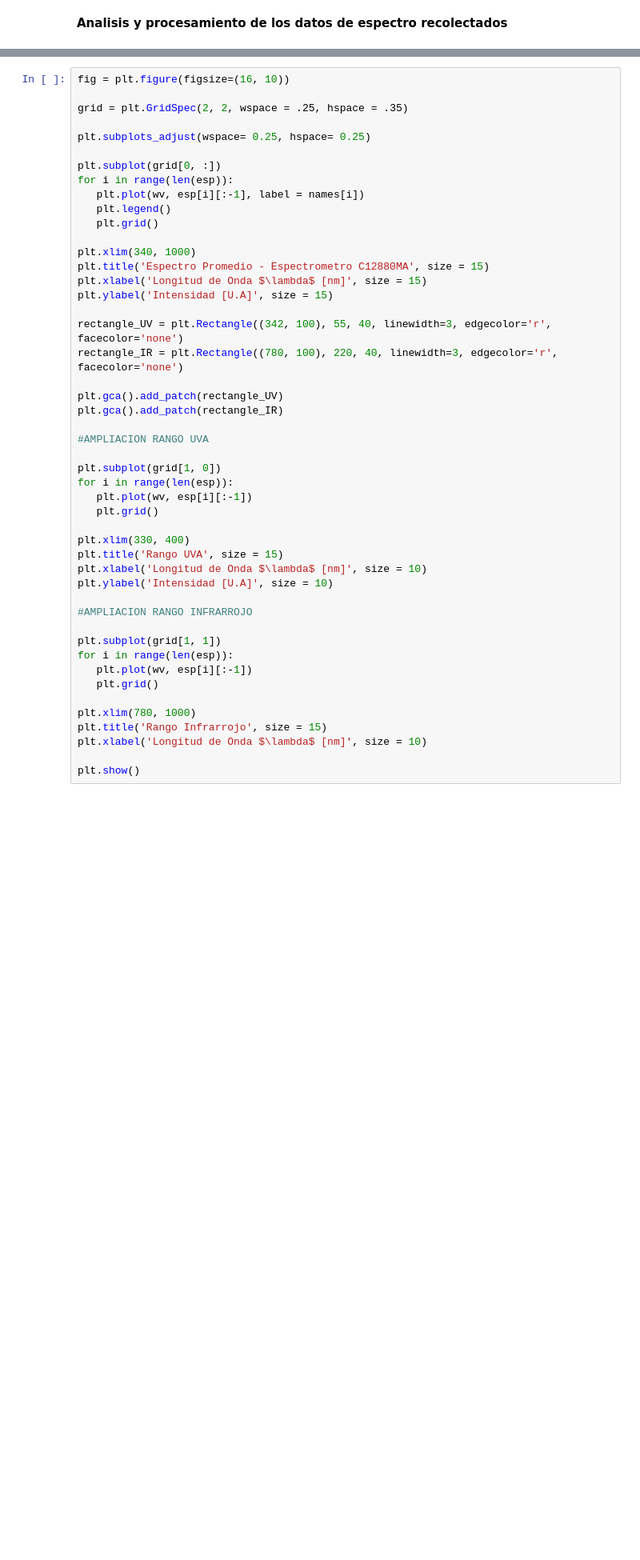
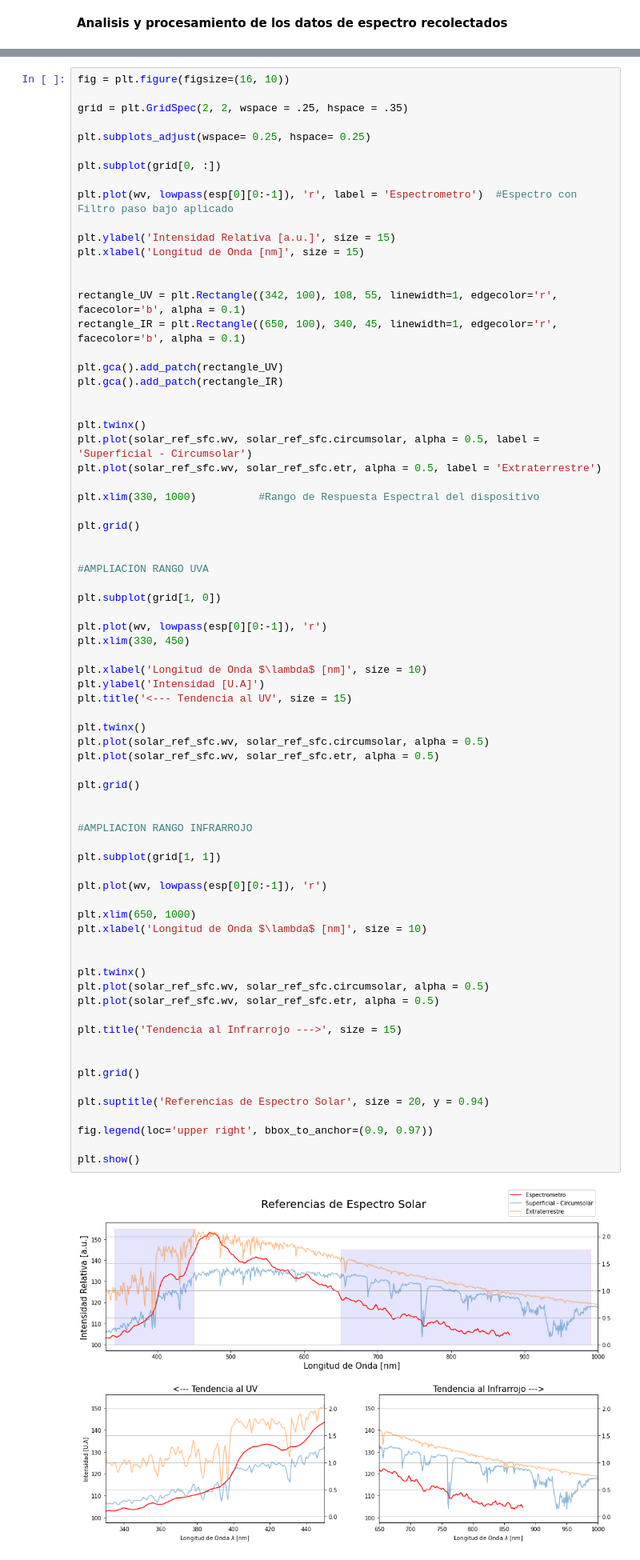
Before and after one commit to jerolg/Fisica_Experimental_IV_2023_1, a Jupyter notebook: PROYECTO_FINAL/data_analysis_notebook.ipynb, the cells around one changed output, grey strips where cells are left out. Shown at 80% size. Drawn from its saved outputs; the diff is of its cells as text; blank space fills up the shorter version.

```diff
--- a/PROYECTO_FINAL/data_analysis_notebook.ipynb
+++ b/PROYECTO_FINAL/data_analysis_notebook.ipynb
@@ -150,48 +195,75 @@ plt.show()
 # %%
 fig = plt.figure(figsize=(16, 10))
 
 grid = plt.GridSpec(2, 2, wspace = .25, hspace = .35)
 
 plt.subplots_adjust(wspace= 0.25, hspace= 0.25)
 
 plt.subplot(grid[0, :])
-for i in range(len(esp)):
-   plt.plot(wv, esp[i][:-1], label = names[i])
-   plt.legend()
-   plt.grid()
 
-plt.xlim(340, 1000)
-plt.title('Espectro Promedio - Espectrometro C12880MA', size = 15)
-plt.xlabel('Longitud de Onda $\lambda$ [nm]', size = 15)
-plt.ylabel('Intensidad [U.A]', size = 15)
+plt.plot(wv, lowpass(esp[0][0:-1]), 'r', label = 'Espectrometro')  #Espectro con Filtro paso bajo aplicado
 
-rectangle_UV = plt.Rectangle((342, 100), 55, 40, linewidth=3, edgecolor='r', facecolor='none')
-rectangle_IR = plt.Rectangle((780, 100), 220, 40, linewidth=3, edgecolor='r', facecolor='none')
+plt.ylabel('Intensidad Relativa [a.u.]', size = 15)
+plt.xlabel('Longitud de Onda [nm]', size = 15)
+
+
+rectangle_UV = plt.Rectangle((342, 100), 108, 55, linewidth=1, edgecolor='r', facecolor='b', alpha = 0.1)
+rectangle_IR = plt.Rectangle((650, 100), 340, 45, linewidth=1, edgecolor='r', facecolor='b', alpha = 0.1)
 
 plt.gca().add_patch(rectangle_UV)
 plt.gca().add_patch(rectangle_IR)
 
+
+plt.twinx()
+plt.plot(solar_ref_sfc.wv, solar_ref_sfc.circumsolar, alpha = 0.5, label = 'Superficial - Circumsolar')
+plt.plot(solar_ref_sfc.wv, solar_ref_sfc.etr, alpha = 0.5, label = 'Extraterrestre')
+
+plt.xlim(330, 1000)          #Rango de Respuesta Espectral del dispositivo
+
+plt.grid()
+
+
 #AMPLIACION RANGO UVA
 
 plt.subplot(grid[1, 0])
-for i in range(len(esp)):
-   plt.plot(wv, esp[i][:-1])
-   plt.grid()
 
-plt.xlim(330, 400)
-plt.title('Rango UVA', size = 15)
+plt.plot(wv, lowpass(esp[0][0:-1]), 'r')
+plt.xlim(330, 450)
+
 plt.xlabel('Longitud de Onda $\lambda$ [nm]', size = 10)
-plt.ylabel('Intensidad [U.A]', size = 10)
+plt.ylabel('Intensidad [U.A]')
+plt.title('<--- Tendencia al UV', size = 15)
+
+plt.twinx()
+plt.plot(solar_ref_sfc.wv, solar_ref_sfc.circumsolar, alpha = 0.5)
+plt.plot(solar_ref_sfc.wv, solar_ref_sfc.etr, alpha = 0.5)
+
+plt.grid()
+
 
 #AMPLIACION RANGO INFRARROJO
 
 plt.subplot(grid[1, 1])
-for i in range(len(esp)):
-   plt.plot(wv, esp[i][:-1])
-   plt.grid()
 
-plt.xlim(780, 1000)
-plt.title('Rango Infrarrojo', size = 15)
+plt.plot(wv, lowpass(esp[0][0:-1]), 'r')
+
+plt.xlim(650, 1000)
 plt.xlabel('Longitud de Onda $\lambda$ [nm]', size = 10)
 
+
+plt.twinx()
+plt.plot(solar_ref_sfc.wv, solar_ref_sfc.circumsolar, alpha = 0.5)
+plt.plot(solar_ref_sfc.wv, solar_ref_sfc.etr, alpha = 0.5)
+
+plt.title('Tendencia al Infrarrojo --->', size = 15)
+
+
+plt.grid()
+
+plt.suptitle('Referencias de Espectro Solar', size = 20, y = 0.94)
+
+fig.legend(loc='upper right', bbox_to_anchor=(0.9, 0.97))
+
 plt.show()
+# %% [output]
+[figure, added]
```
Also changed, not shown: parts of 9 cells of this notebook, 3 other files.
